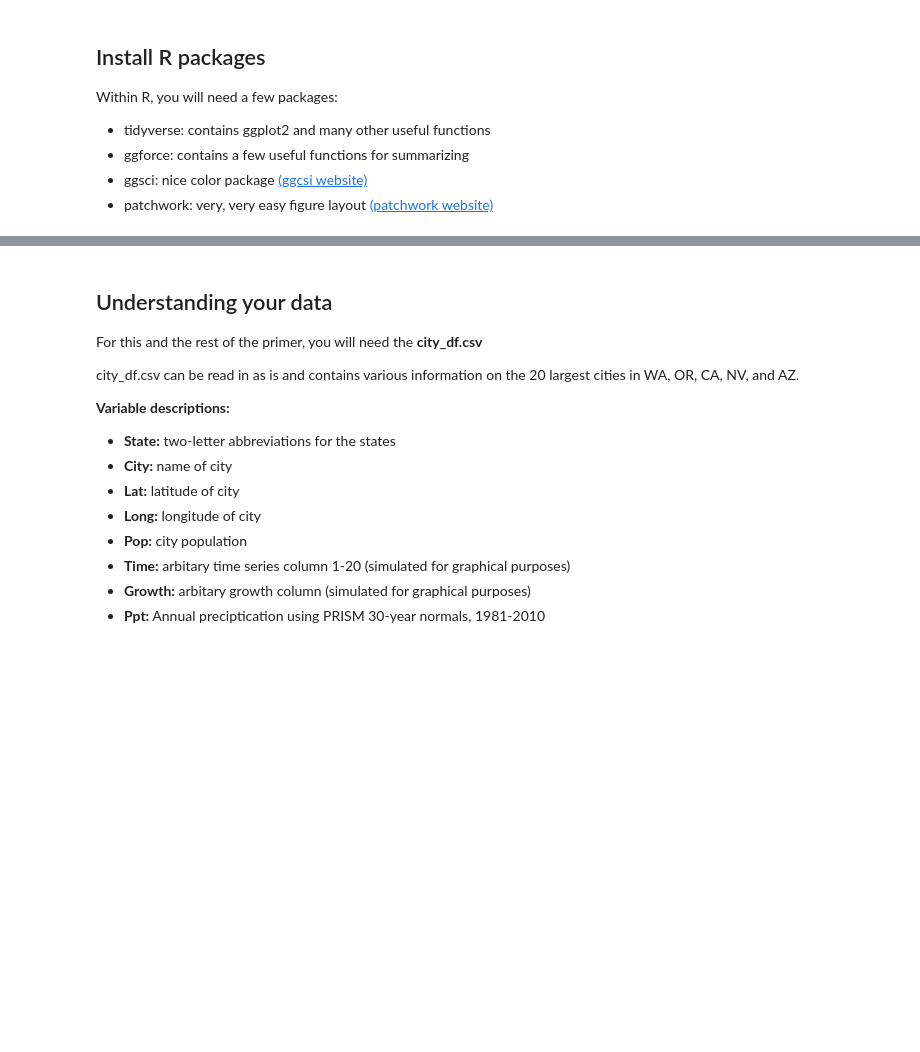
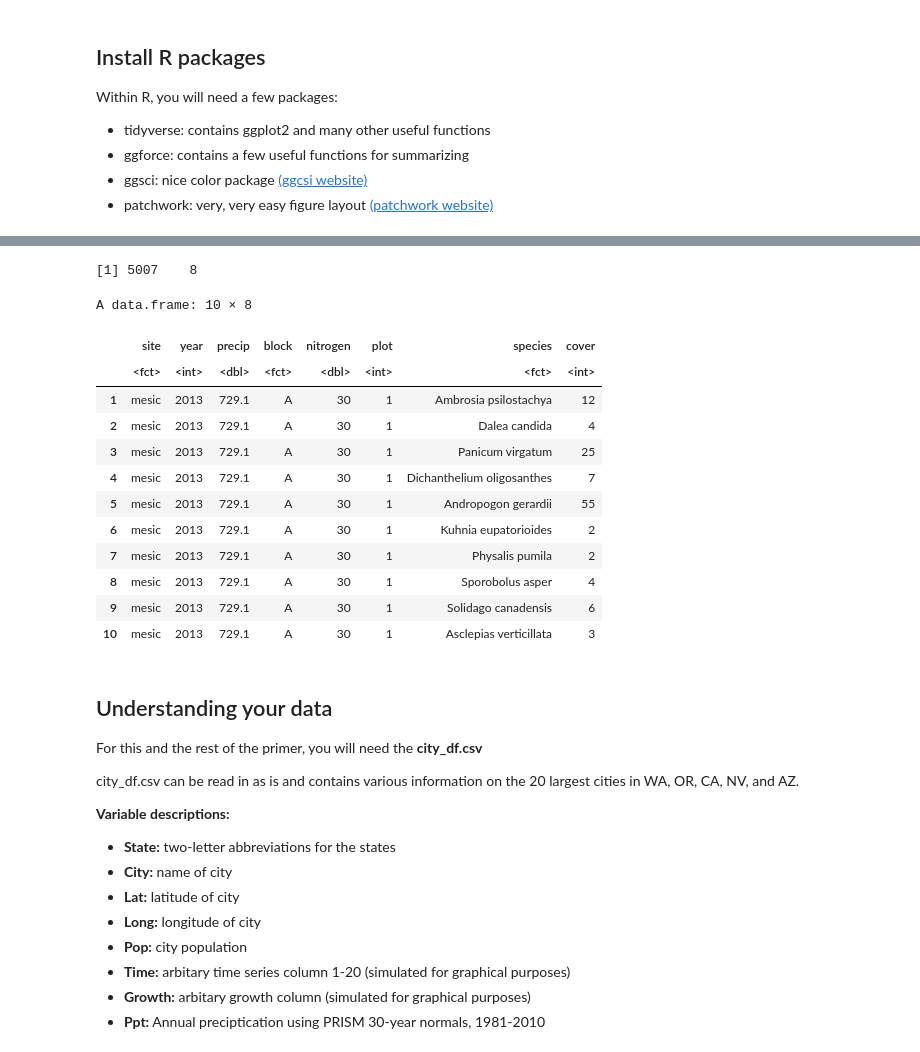
Before and after one commit to juliema/Data_Science_For_Biology_II, a Jupyter notebook: Part.3_DataVisualization/1-ggplot/DataVis-ggplot-primer.ipynb, the cells around one changed output, grey strips where cells are left out. Drawn from its saved outputs; the diff is of its cells as text; code cells hidden in the pictures; blank space fills up the shorter version.

```diff
--- a/Part.3_DataVisualization/1-ggplot/DataVis-ggplot-primer.ipynb
+++ b/Part.3_DataVisualization/1-ggplot/DataVis-ggplot-primer.ipynb
@@ -57,3 +73,22 @@ Making 'packages.html' ...
+# %%
+long_df <- read.csv('sp_comp_long.csv')
+print(dim(long_df))
+long_df[1:10,]
+# %% [output]
+[1] 5007    8
+A data.frame: 10 × 8
+|  | site | year | precip | block | nitrogen | plot | species | cover |
+|  | <fct> | <int> | <dbl> | <fct> | <dbl> | <int> | <fct> | <int> |
+| 1 | mesic | 2013 | 729.1 | A | 30 | 1 | Ambrosia psilostachya | 12 |
+| 2 | mesic | 2013 | 729.1 | A | 30 | 1 | Dalea candida | 4 |
+| 3 | mesic | 2013 | 729.1 | A | 30 | 1 | Panicum virgatum | 25 |
+| 4 | mesic | 2013 | 729.1 | A | 30 | 1 | Dichanthelium oligosanthes | 7 |
+| 5 | mesic | 2013 | 729.1 | A | 30 | 1 | Andropogon gerardii | 55 |
+| 6 | mesic | 2013 | 729.1 | A | 30 | 1 | Kuhnia eupatorioides | 2 |
+| 7 | mesic | 2013 | 729.1 | A | 30 | 1 | Physalis pumila | 2 |
+| 8 | mesic | 2013 | 729.1 | A | 30 | 1 | Sporobolus asper | 4 |
+| 9 | mesic | 2013 | 729.1 | A | 30 | 1 | Solidago canadensis | 6 |
+| 10 | mesic | 2013 | 729.1 | A | 30 | 1 | Asclepias verticillata | 3 |
 # %% [markdown]
 ## Understanding your data
 
```
Also changed, not shown: parts of 9 cells of this notebook.
